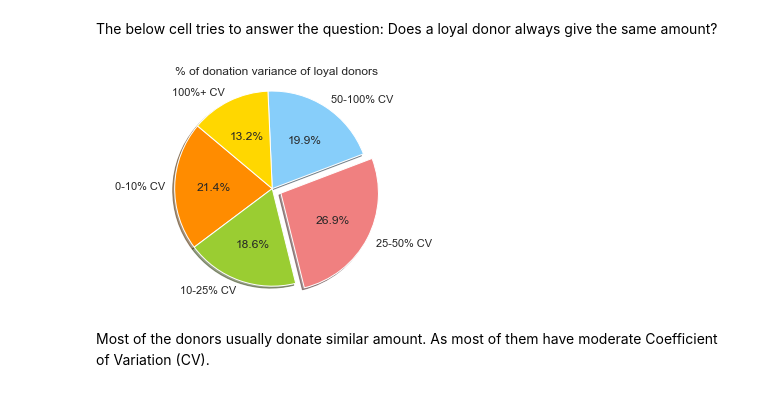
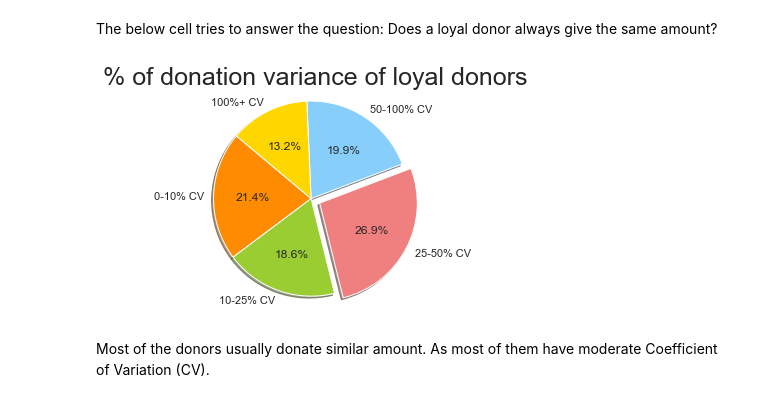
Before and after one commit to TrigunaBN/Master-Thesis-AI, a Jupyter notebook: Profile of Loyal Donors.ipynb, the cells around one changed output. Cells and saved outputs as stored; diff of their text form; code cells hidden in the pictures.

```diff
--- a/Profile of Loyal Donors.ipynb
+++ b/Profile of Loyal Donors.ipynb
@@ -411,17 +411,17 @@ The below cell tries to answer the question: Does a loyal donor always give the
 # %%
 labels = ['0-10% CV','10-25% CV','25-50% CV','50-100% CV','100%+ CV']
 donation_cv = loyal_donor['DONATION_CV']
 ranges = [0,0.10,0.25,0.50,1,10]
 sizes = donation_cv.value_counts(bins=ranges,sort=False)
 colors = ['darkorange', 'yellowgreen', 'lightcoral', 'lightskyblue','gold']
 explode = np.where(sizes==sizes.max(), 0.1, 0.0)
 plt.pie(sizes, explode=explode, labels=labels, colors=colors,
         autopct='%1.1f%%', shadow=True, startangle=140)
-plt.title('% of donation variance of loyal donors')
+plt.title('% of donation variance of loyal donors',fontsize=25)
 plt.axis('equal')
 plt.show()
 # %% [output]
-[figure, old version]
+[figure, new version]
 # %% [markdown]
 Most of the donors usually donate similar amount. As most of them have moderate Coefficient of Variation (CV).
 # %% [markdown]
```
Also changed, not shown: parts of 3 cells of this notebook, 7 other files.
